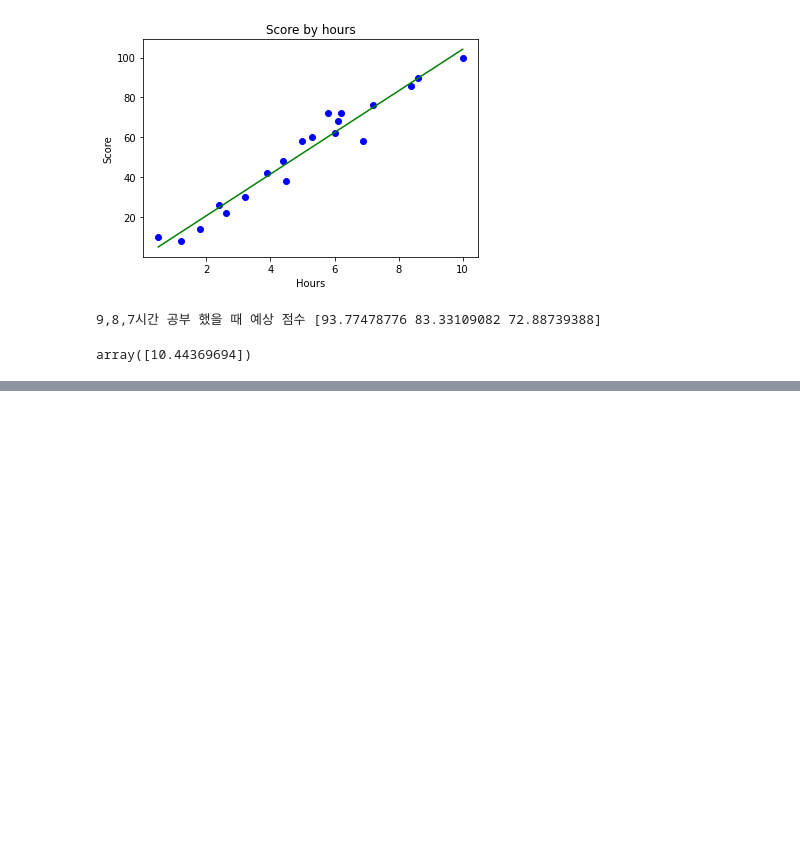
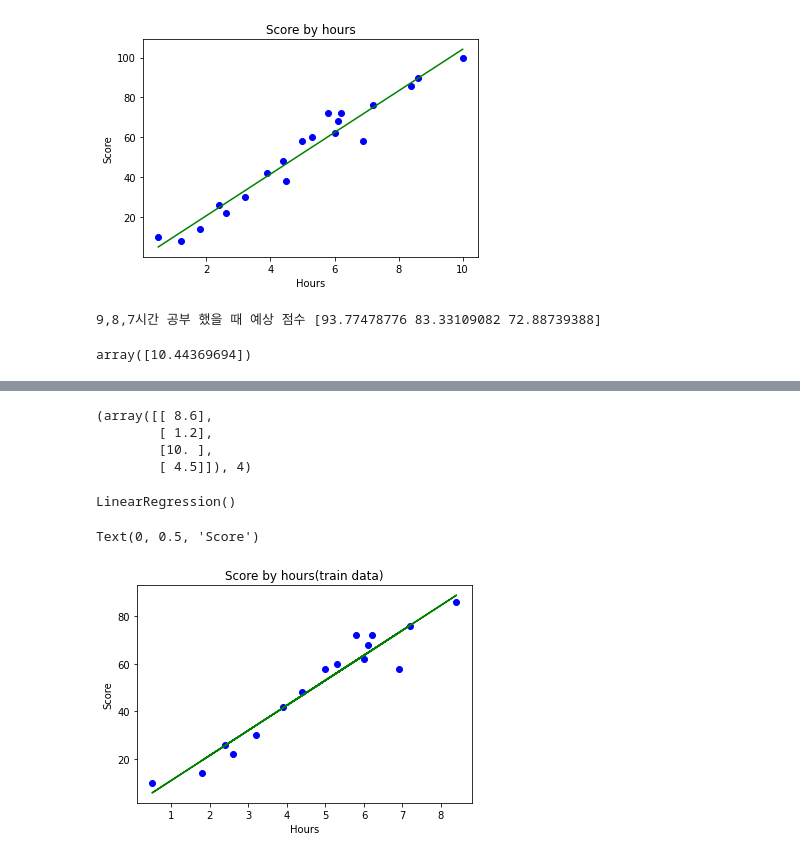
Before and after one commit to jhan-04/practice_learning, a Jupyter notebook: Linear_regression.ipynb, the cells around one changed output, grey strips where cells are left out. Cells and saved outputs as stored; diff of their text form; code cells hidden in the pictures; blank space fills up the shorter version.

```diff
--- a/Linear_regression.ipynb
+++ b/Linear_regression.ipynb
@@ -63,0 +68,6 @@ reg.intercept_ #y 절편 b, y=a*x+b
+# %%
+import matplotlib.pyplot as plt
+import pandas as pd
+#pd.read_csv로 csv파일 불러오기
+dataset = pd.read_csv(io.BytesIO(myfile['LinearRegressionData.csv'])) #파일명 입력
+dataset
@@ -63,0 +92,6 @@ reg.intercept_ #y 절편 b, y=a*x+b
+# %%
+x=dataset.iloc[:,:-1].values
+y=dataset.iloc[:,-1].values
+# %%
+from sklearn.model_selection import train_test_split
+x_train, x_test, y_train, y_test=train_test_split(x,y,test_size=0.2, random_state=0) #훈련 80%, 테스트 20% 랜덤하게 선택됨
@@ -63,0 +140,25 @@ reg.intercept_ #y 절편 b, y=a*x+b
+# %%
+x_test, len(x_test)#테스트테이터 X, 개수
+# %% [output]
+(array([[ 8.6],
+        [ 1.2],
+        [10. ],
+        [ 4.5]]), 4)
+# %%
+# 분리된 데이러를 통한 모델링
+
+from sklearn.linear_model import LinearRegression
+reg=LinearRegression()
+reg.fit(x_train, y_train) #훈련데이터 학습
+# %% [output]
+LinearRegression()
+# %%
+#train set 데이터 시각화
+plt.scatter(x_train,y_train,color='b') #산점도
+plt.plot(x_train,reg.predict(x_train), color='g') #학습된 선
+plt.title('Score by hours(train data)')
+plt.xlabel('Hours')
+plt.ylabel('Score')
+# %% [output]
+Text(0, 0.5, 'Score')
+[figure, added]
```
Also changed, not shown: parts of 12 cells of this notebook.
